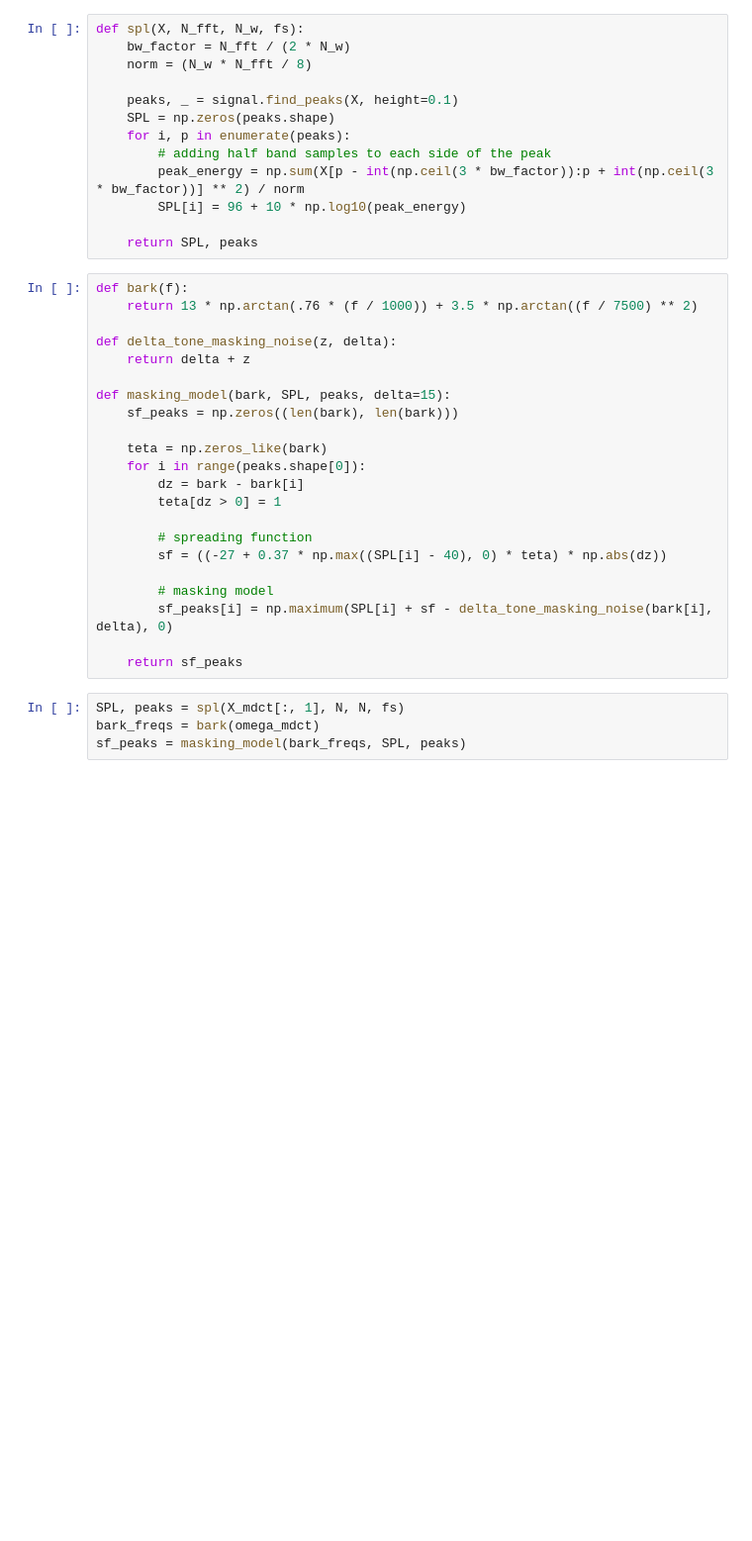
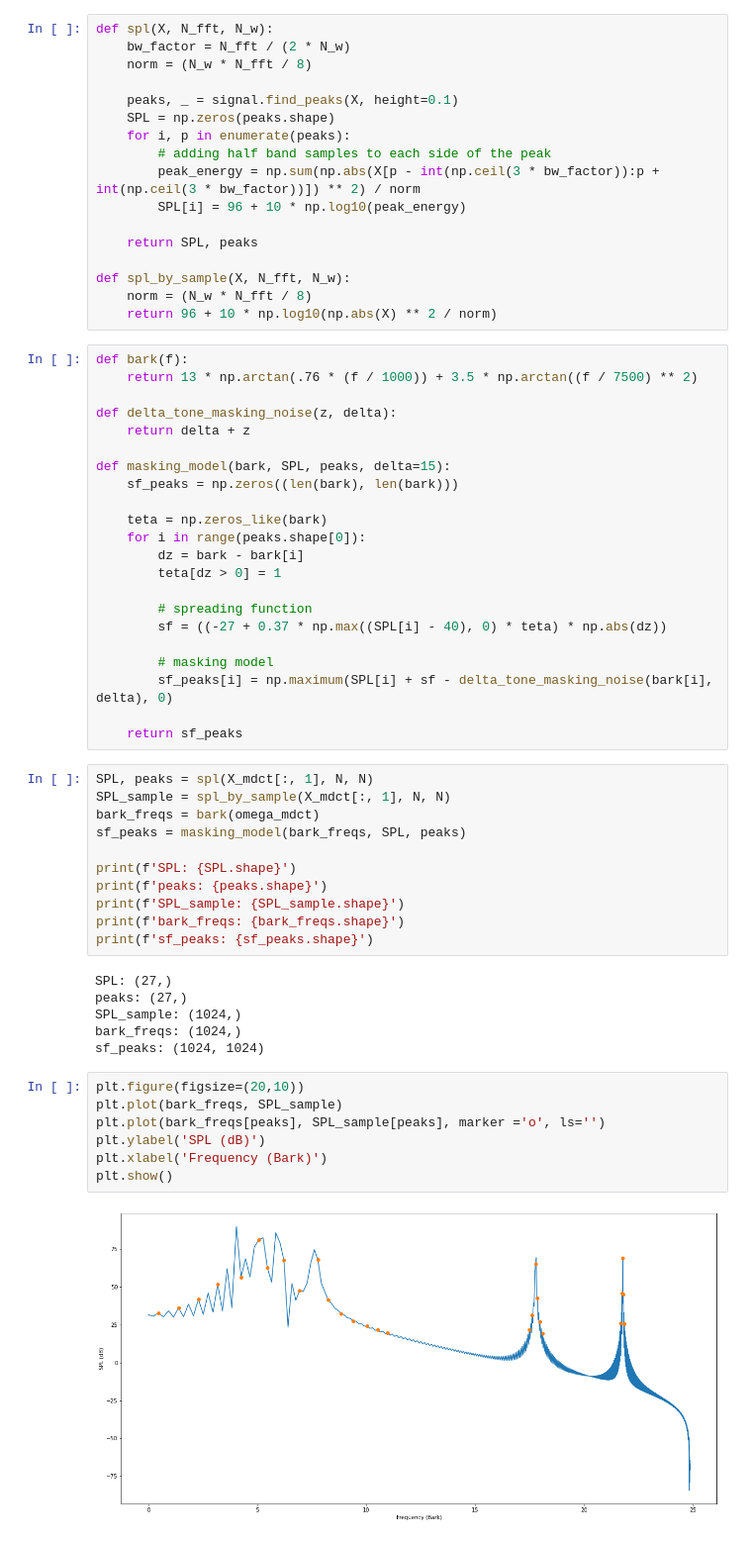
Before and after one commit to guedes-joaofelipe/CPE793-topics-in-audio-codification, a Jupyter notebook: exercises/chap08/ex8.ipynb, the cells around one changed output. Shown: that part at 99% size. Drawn from its saved outputs; the diff is of its cells as text; blank space fills up the shorter version.

```diff
--- a/exercises/chap08/ex8.ipynb
+++ b/exercises/chap08/ex8.ipynb
@@ -278,5 +301,5 @@ omega_fft = np.fft.fftshift(np.fft.fftfreq(N))
 # %%
-def spl(X, N_fft, N_w, fs):
+def spl(X, N_fft, N_w):
     bw_factor = N_fft / (2 * N_w)
     norm = (N_w * N_fft / 8)
 
@@ -284,10 +307,14 @@ def spl(X, N_fft, N_w, fs):
     SPL = np.zeros(peaks.shape)
     for i, p in enumerate(peaks):
         # adding half band samples to each side of the peak
-        peak_energy = np.sum(X[p - int(np.ceil(3 * bw_factor)):p + int(np.ceil(3 * bw_factor))] ** 2) / norm
+        peak_energy = np.sum(np.abs(X[p - int(np.ceil(3 * bw_factor)):p + int(np.ceil(3 * bw_factor))]) ** 2) / norm
         SPL[i] = 96 + 10 * np.log10(peak_energy)
 
     return SPL, peaks
+
+def spl_by_sample(X, N_fft, N_w):
+    norm = (N_w * N_fft / 8)
+    return 96 + 10 * np.log10(np.abs(X) ** 2 / norm)
 # %%
 def bark(f):
     return 13 * np.arctan(.76 * (f / 1000)) + 3.5 * np.arctan((f / 7500) ** 2)
@@ -311,6 +338,28 @@ def masking_model(bark, SPL, peaks, delta=15):
 
     return sf_peaks
 # %%
-SPL, peaks = spl(X_mdct[:, 1], N, N, fs)
+SPL, peaks = spl(X_mdct[:, 1], N, N)
+SPL_sample = spl_by_sample(X_mdct[:, 1], N, N)
 bark_freqs = bark(omega_mdct)
 sf_peaks = masking_model(bark_freqs, SPL, peaks)
+
+print(f'SPL: {SPL.shape}')
+print(f'peaks: {peaks.shape}')
+print(f'SPL_sample: {SPL_sample.shape}')
+print(f'bark_freqs: {bark_freqs.shape}')
+print(f'sf_peaks: {sf_peaks.shape}')
+# %% [output]
+SPL: (27,)
+peaks: (27,)
+SPL_sample: (1024,)
+bark_freqs: (1024,)
+sf_peaks: (1024, 1024)
+# %%
+plt.figure(figsize=(20,10))
+plt.plot(bark_freqs, SPL_sample)
+plt.plot(bark_freqs[peaks], SPL_sample[peaks], marker ='o', ls='')
+plt.ylabel('SPL (dB)')
+plt.xlabel('Frequency (Bark)')
+plt.show()
+# %% [output]
+[figure, added]
```
Also changed, not shown: parts of 16 cells of this notebook.
